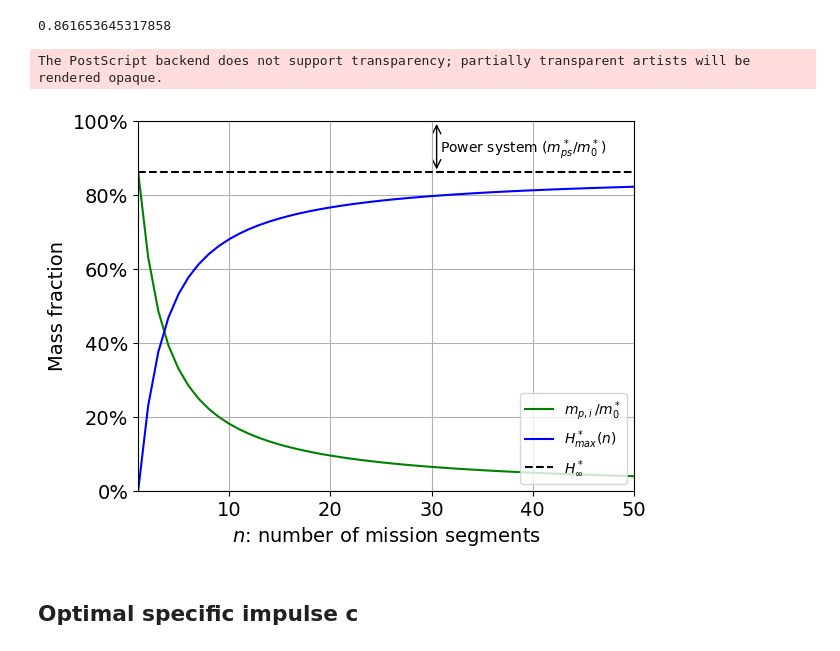
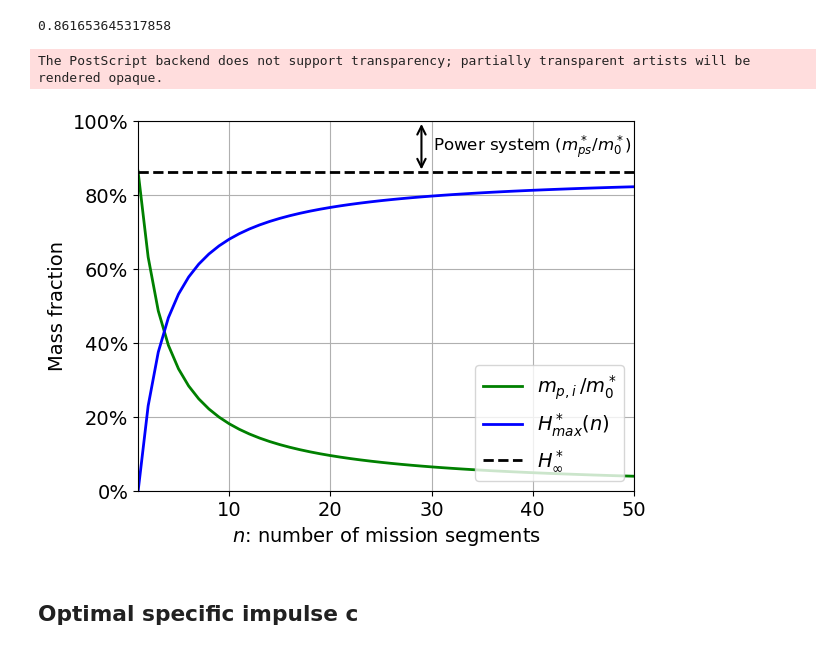
Before and after one commit to Rafid-Ben/Propulsion_optimization, a Jupyter notebook: refueling_analysis.ipynb, the cells around one changed output. Drawn from its saved outputs; the diff is of its cells as text; code cells hidden in the pictures.

```diff
--- a/refueling_analysis.ipynb
+++ b/refueling_analysis.ipynb
@@ -57,34 +57,34 @@ limit_H
 0.861653645317858
 # %%
 fig=plt.plot(figsize=(8,8),dpi=150)
-plt.plot(n,m_prop,"g-",label=rf"$m_{{p,i}}\,/m_0^*$")
-plt.plot(n,H_opt,"b-",label=rf"$H^*_{{max}}(n)$")
-plt.plot(np.array([n[0],n[-1]]),np.array([limit_H,limit_H]),"--k",label=rf"$H^*_{{\infty}}$")
+plt.plot(n,m_prop,"g-",lw=2,label=rf"$m_{{p,i}}\,/m_0^*$")
+plt.plot(n,H_opt,"b-",lw=2,label=rf"$H^*_{{max}}(n)$")
+plt.plot(np.array([n[0],n[-1]]),np.array([limit_H,limit_H]),"--k",lw=2,label=rf"$H^*_{{\infty}}$")
 
 plt.xlabel(r'$n$: number of mission segments',fontsize=14)
 plt.ylabel(r'Mass fraction',fontsize=14)
 plt.xlim([1,n[-1]])
 plt.ylim([0,1])
 plt.gca().yaxis.set_major_formatter(PercentFormatter(1.0))
 
 
 # Add the double arrow at a specific location
-start_point = (30.5, 1)  # Set the start point of the double arrow
-end_point = (30.5, limit_H)    # Set the end point of the double arrow
-arrow = FancyArrowPatch(start_point, end_point, arrowstyle='<->',lw=1, mutation_scale=15, color='k')
+start_point = (29, 1)  # Set the start point of the double arrow
+end_point = (29, limit_H)    # Set the end point of the double arrow
+arrow = FancyArrowPatch(start_point, end_point, arrowstyle='<->',lw=1.5, mutation_scale=15, color='k')
 plt.gca().add_patch(arrow)
 
 # Add the text label for the double arrow
-plt.text(39, 0.89, r"Power system ($m_{ps}^*/m_0^*$)", ha='center', va='bottom', color='k', fontsize=10)
+plt.text(40, 0.89, r"Power system ($m_{ps}^*/m_0^*$)", ha='center', va='bottom', color='k', fontsize=12)
 plt.xticks(fontsize=14)
 plt.yticks(fontsize=14)
 
 plt.grid(True)
-plt.legend(loc="lower right")
+plt.legend(loc="lower right",fontsize=14)
 plt.savefig("figures/electric/H_vs_n.eps",bbox_inches='tight')
 # %% [output]
 The PostScript backend does not support transparency; partially transparent artists will be rendered opaque.
-[figure, old version]
+[figure, new version]
 # %% [markdown]
 ## Optimal specific impulse c
 # %%
```
Also changed, not shown: parts of 12 cells of this notebook, 4 other files.
